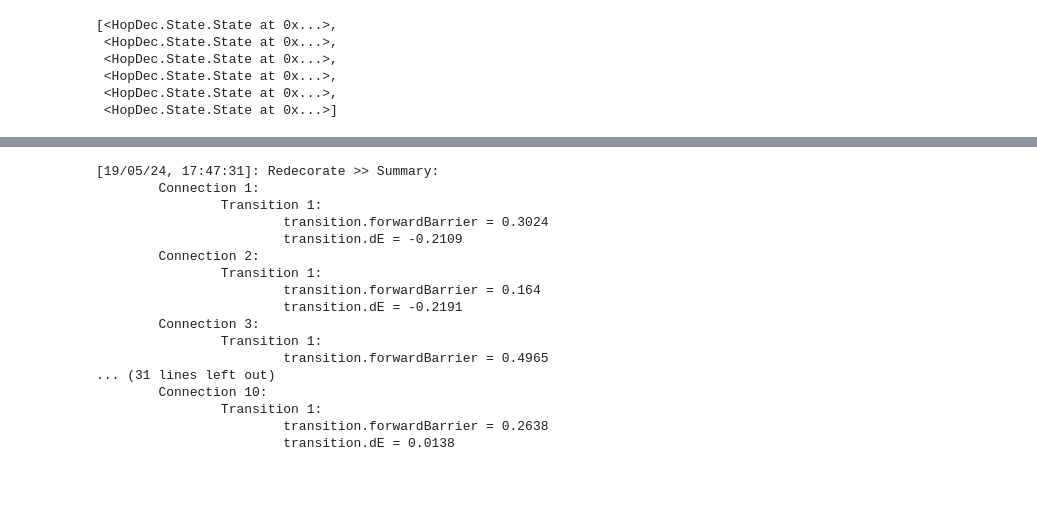
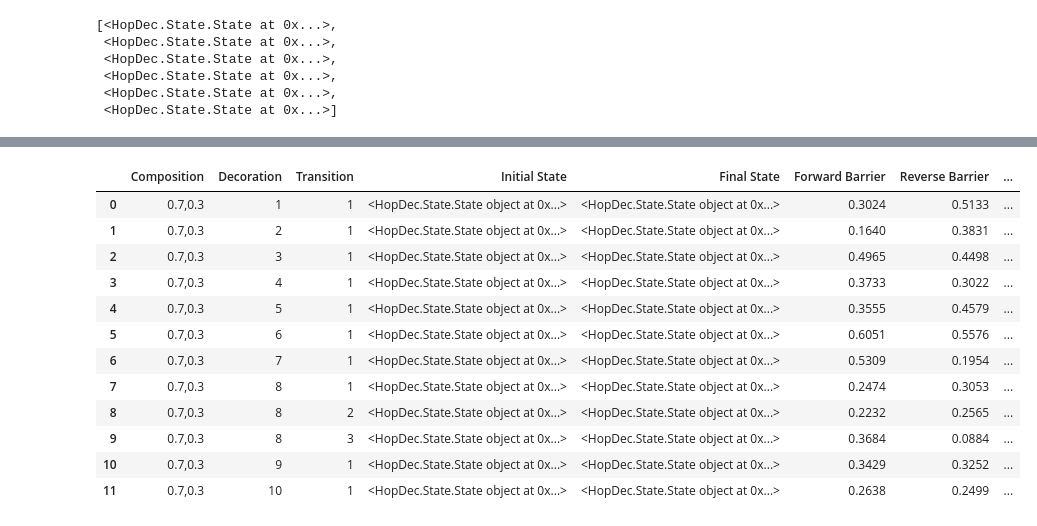
Before and after one commit to lanl/Hop-Decorate, a Jupyter notebook: examples/interactive-mode/md-to-barriers/main.ipynb, the cells around one changed output, grey strips where cells are left out. Cells and saved outputs as stored; diff of their text form; code cells hidden in the pictures; blank space fills up the shorter version.

Commit message:
decoupled Redecoration from Model to improve stability. Added methods to recouple through loading and updated example accordingly

```diff
--- a/examples/interactive-mode/md-to-barriers/main.ipynb
+++ b/examples/interactive-mode/md-to-barriers/main.ipynb
@@ -72,0 +73,3 @@ redecResults = red.main(connectionList[0].transitions[0], params, pickle = False
+# %%
+print(filename)
+redecResults = connectionList[0].transitions[0].loadRedecoration()
@@ -73,20 +87,16 @@ redecResults = red.main(connectionList[0].transitions[0], params, pickle = False
 # %%
-redecResults.summarize()
+redecResults
 # %% [output]
-[19/05/24, 17:47:31]: Redecorate >> Summary:
-        Connection 1:
-                Transition 1:
-                        transition.forwardBarrier = 0.3024
-                        transition.dE = -0.2109
-        Connection 2:
-                Transition 1:
-                        transition.forwardBarrier = 0.164
-                        transition.dE = -0.2191
-        Connection 3:
-                Transition 1:
-                        transition.forwardBarrier = 0.4965
-... (31 lines left out)
-        Connection 10:
-                Transition 1:
-                        transition.forwardBarrier = 0.2638
-                        transition.dE = 0.0138
+|  | Composition | Decoration | Transition | Initial State | Final State | Forward Barrier | Reverse Barrier | ... |
+| 0 | 0.7,0.3 | 1 | 1 | <HopDec.State.State object at 0x...> | <HopDec.State.State object at 0x...> | 0.3024 | 0.5133 | ... |
+| 1 | 0.7,0.3 | 2 | 1 | <HopDec.State.State object at 0x...> | <HopDec.State.State object at 0x...> | 0.1640 | 0.3831 | ... |
+| 2 | 0.7,0.3 | 3 | 1 | <HopDec.State.State object at 0x...> | <HopDec.State.State object at 0x...> | 0.4965 | 0.4498 | ... |
+| 3 | 0.7,0.3 | 4 | 1 | <HopDec.State.State object at 0x...> | <HopDec.State.State object at 0x...> | 0.3733 | 0.3022 | ... |
+| 4 | 0.7,0.3 | 5 | 1 | <HopDec.State.State object at 0x...> | <HopDec.State.State object at 0x...> | 0.3555 | 0.4579 | ... |
+| 5 | 0.7,0.3 | 6 | 1 | <HopDec.State.State object at 0x...> | <HopDec.State.State object at 0x...> | 0.6051 | 0.5576 | ... |
+| 6 | 0.7,0.3 | 7 | 1 | <HopDec.State.State object at 0x...> | <HopDec.State.State object at 0x...> | 0.5309 | 0.1954 | ... |
+| 7 | 0.7,0.3 | 8 | 1 | <HopDec.State.State object at 0x...> | <HopDec.State.State object at 0x...> | 0.2474 | 0.3053 | ... |
+| 8 | 0.7,0.3 | 8 | 2 | <HopDec.State.State object at 0x...> | <HopDec.State.State object at 0x...> | 0.2232 | 0.2565 | ... |
+| 9 | 0.7,0.3 | 8 | 3 | <HopDec.State.State object at 0x...> | <HopDec.State.State object at 0x...> | 0.3684 | 0.0884 | ... |
+| 10 | 0.7,0.3 | 9 | 1 | <HopDec.State.State object at 0x...> | <HopDec.State.State object at 0x...> | 0.3429 | 0.3252 | ... |
+| 11 | 0.7,0.3 | 10 | 1 | <HopDec.State.State object at 0x...> | <HopDec.State.State object at 0x...> | 0.2638 | 0.2499 | ... |
```
Also changed, not shown: parts of 5 cells of this notebook, 20 other files.
